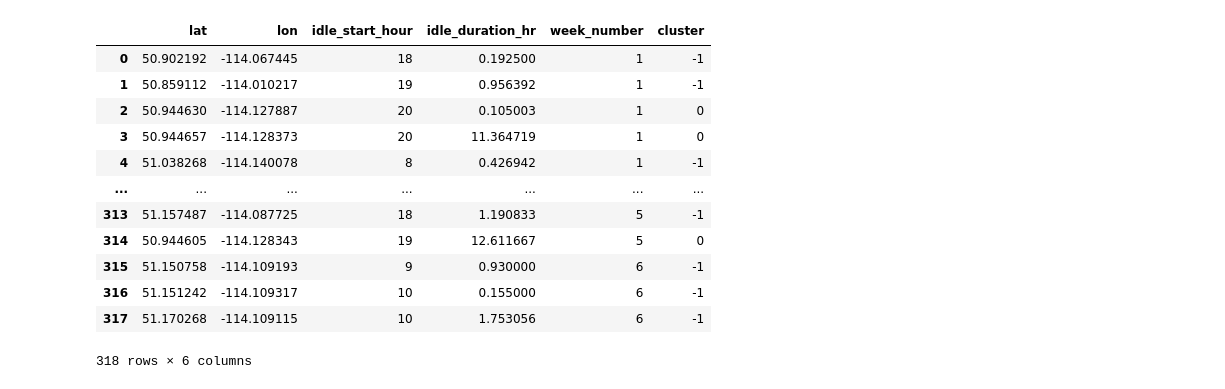
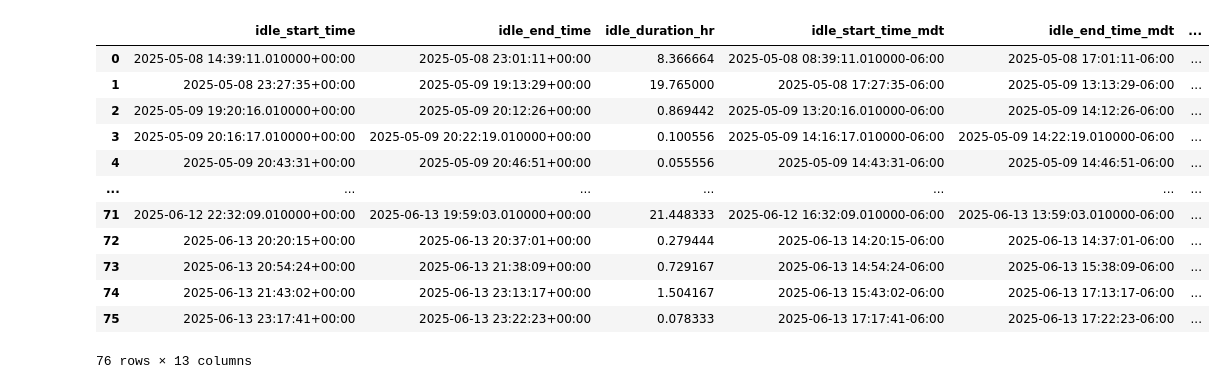
Before and after one commit to GitBaro/LHL-Final-Project-Natural-Downtime, a Jupyter notebook: notebooks/LSTM Model.ipynb, the cells around one changed output. Cells and saved outputs as stored; diff of their text form; code cells hidden in the pictures.

Commit message:
Modularized the natural DT dataset notebook to have functions for the setup of the dataset, added vehicle 2 data and added the lstm model evaluation on vehicle 2 data. Model results were great.

```diff
--- a/notebooks/LSTM Model.ipynb
+++ b/notebooks/LSTM Model.ipynb
@@ -9,17 +11,18 @@ import matplotlib.pyplot as plt
 # %%
-df = pd.read_csv('features.csv')
-df
+df = pd.read_csv('TimeLoc_Dataframe.csv')
+vehicle_2_df = pd.read_csv('vehicle_2_TimeLoc_Dataframe.csv')
+vehicle_2_df
 # %% [output]
-|  | lat | lon | idle_start_hour | idle_duration_hr | week_number | cluster |
-| 0 | 50.902192 | -114.067445 | 18 | 0.192500 | 1 | -1 |
-| 1 | 50.859112 | -114.010217 | 19 | 0.956392 | 1 | -1 |
-| 2 | 50.944630 | -114.127887 | 20 | 0.105003 | 1 | 0 |
-| 3 | 50.944657 | -114.128373 | 20 | 11.364719 | 1 | 0 |
-| 4 | 51.038268 | -114.140078 | 8 | 0.426942 | 1 | -1 |
+|  | idle_start_time | idle_end_time | idle_duration_hr | idle_start_time_mdt | idle_end_time_mdt | ... |
+| 0 | 2025-05-08 14:39:11.010000+00:00 | 2025-05-08 23:01:11+00:00 | 8.366664 | 2025-05-08 08:39:11.010000-06:00 | 2025-05-08 17:01:11-06:00 | ... |
+| 1 | 2025-05-08 23:27:35+00:00 | 2025-05-09 19:13:29+00:00 | 19.765000 | 2025-05-08 17:27:35-06:00 | 2025-05-09 13:13:29-06:00 | ... |
+| 2 | 2025-05-09 19:20:16.010000+00:00 | 2025-05-09 20:12:26+00:00 | 0.869442 | 2025-05-09 13:20:16.010000-06:00 | 2025-05-09 14:12:26-06:00 | ... |
+| 3 | 2025-05-09 20:16:17.010000+00:00 | 2025-05-09 20:22:19.010000+00:00 | 0.100556 | 2025-05-09 14:16:17.010000-06:00 | 2025-05-09 14:22:19.010000-06:00 | ... |
+| 4 | 2025-05-09 20:43:31+00:00 | 2025-05-09 20:46:51+00:00 | 0.055556 | 2025-05-09 14:43:31-06:00 | 2025-05-09 14:46:51-06:00 | ... |
 | ... | ... | ... | ... | ... | ... | ... |
-| 313 | 51.157487 | -114.087725 | 18 | 1.190833 | 5 | -1 |
-| 314 | 50.944605 | -114.128343 | 19 | 12.611667 | 5 | 0 |
-| 315 | 51.150758 | -114.109193 | 9 | 0.930000 | 6 | -1 |
-| 316 | 51.151242 | -114.109317 | 10 | 0.155000 | 6 | -1 |
-| 317 | 51.170268 | -114.109115 | 10 | 1.753056 | 6 | -1 |
+| 71 | 2025-06-12 22:32:09.010000+00:00 | 2025-06-13 19:59:03.010000+00:00 | 21.448333 | 2025-06-12 16:32:09.010000-06:00 | 2025-06-13 13:59:03.010000-06:00 | ... |
+| 72 | 2025-06-13 20:20:15+00:00 | 2025-06-13 20:37:01+00:00 | 0.279444 | 2025-06-13 14:20:15-06:00 | 2025-06-13 14:37:01-06:00 | ... |
+| 73 | 2025-06-13 20:54:24+00:00 | 2025-06-13 21:38:09+00:00 | 0.729167 | 2025-06-13 14:54:24-06:00 | 2025-06-13 15:38:09-06:00 | ... |
+| 74 | 2025-06-13 21:43:02+00:00 | 2025-06-13 23:13:17+00:00 | 1.504167 | 2025-06-13 15:43:02-06:00 | 2025-06-13 17:13:17-06:00 | ... |
+| 75 | 2025-06-13 23:17:41+00:00 | 2025-06-13 23:22:23+00:00 | 0.078333 | 2025-06-13 17:17:41-06:00 | 2025-06-13 17:22:23-06:00 | ... |
-318 rows × 6 columns
+76 rows × 13 columns
```
Also changed, not shown: parts of 27 cells of this notebook, 22 other files.
